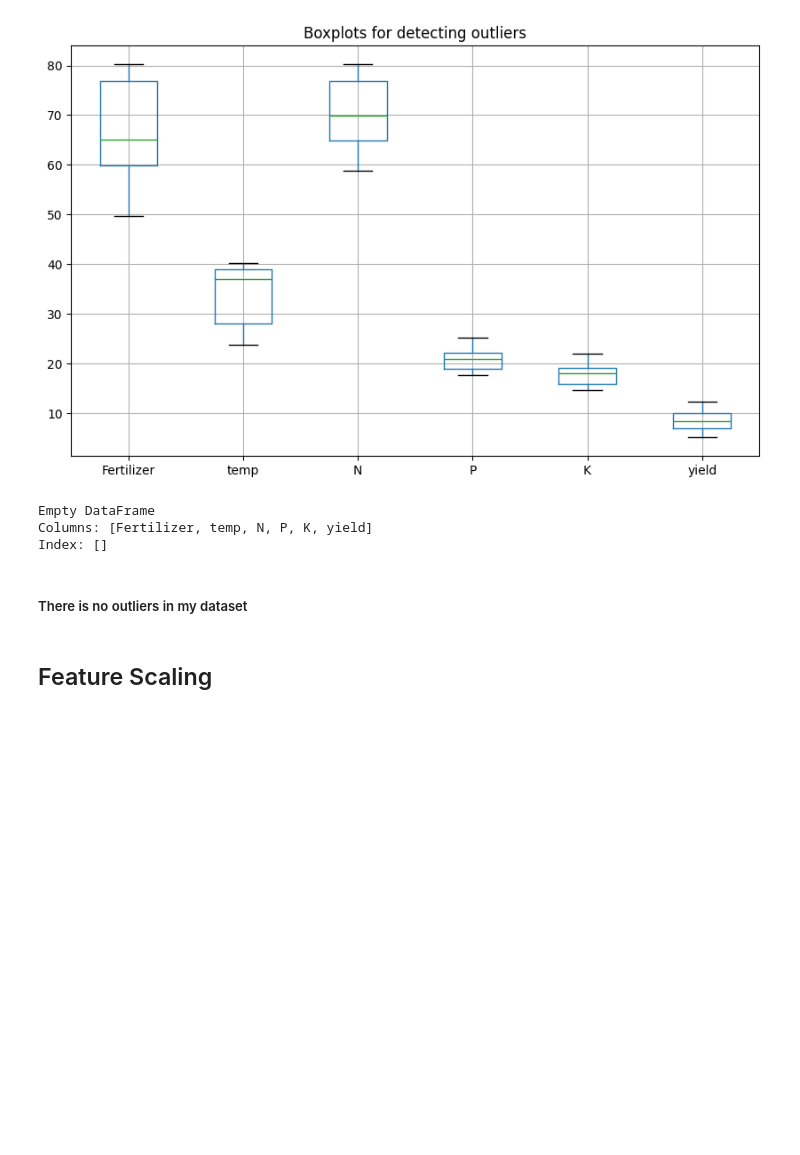
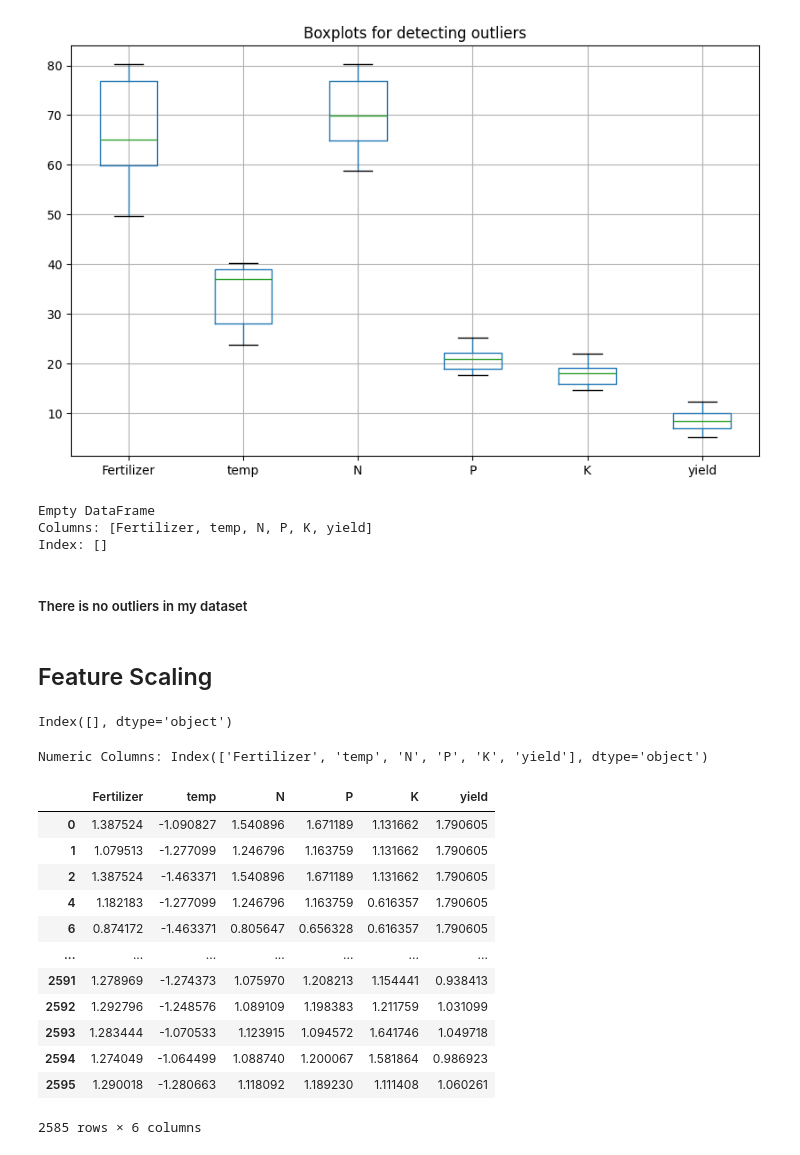
Before and after one commit to ankit-kumarGit/Crop-Yield-Prediction-Using-Machine-Learning, a Jupyter notebook: CropYieldPrediction.ipynb, the cells around one changed output. Cells and saved outputs as stored; diff of their text form; code cells hidden in the pictures; blank space fills up the shorter version.

```diff
--- a/CropYieldPrediction.ipynb
+++ b/CropYieldPrediction.ipynb
@@ -131,0 +134,16 @@ Index: []
+# %%
+cat_cols = df.select_dtypes(include=["object"]).columns
+# %%
+cat_cols
+# %% [output]
+Index([], dtype='object')
+# %%
+# Label Encoding for categorical columns
+le = LabelEncoder()
+for col in cat_cols:
+    df[col] = le.fit_transform(df[col])
+# %%
+# Feature Scaling for numeric columns
+num_cols = df.select_dtypes(include=["int64", "float64"]).columns
+# %% [output]
+Numeric Columns: Index(['Fertilizer', 'temp', 'N', 'P', 'K', 'yield'], dtype='object')
@@ -131,0 +154,16 @@ Index: []
+# %%
+df
+# %% [output]
+|  | Fertilizer | temp | N | P | K | yield |
+| 0 | 1.387524 | -1.090827 | 1.540896 | 1.671189 | 1.131662 | 1.790605 |
+| 1 | 1.079513 | -1.277099 | 1.246796 | 1.163759 | 1.131662 | 1.790605 |
+| 2 | 1.387524 | -1.463371 | 1.540896 | 1.671189 | 1.131662 | 1.790605 |
+| 4 | 1.182183 | -1.277099 | 1.246796 | 1.163759 | 0.616357 | 1.790605 |
+| 6 | 0.874172 | -1.463371 | 0.805647 | 0.656328 | 0.616357 | 1.790605 |
+| ... | ... | ... | ... | ... | ... | ... |
+| 2591 | 1.278969 | -1.274373 | 1.075970 | 1.208213 | 1.154441 | 0.938413 |
+| 2592 | 1.292796 | -1.248576 | 1.089109 | 1.198383 | 1.211759 | 1.031099 |
+| 2593 | 1.283444 | -1.070533 | 1.123915 | 1.094572 | 1.641746 | 1.049718 |
+| 2594 | 1.274049 | -1.064499 | 1.088740 | 1.200067 | 1.581864 | 0.986923 |
+| 2595 | 1.290018 | -1.280663 | 1.118092 | 1.189230 | 1.111408 | 1.060261 |
+2585 rows × 6 columns
```
Also changed, not shown: parts of 10 cells of this notebook.
